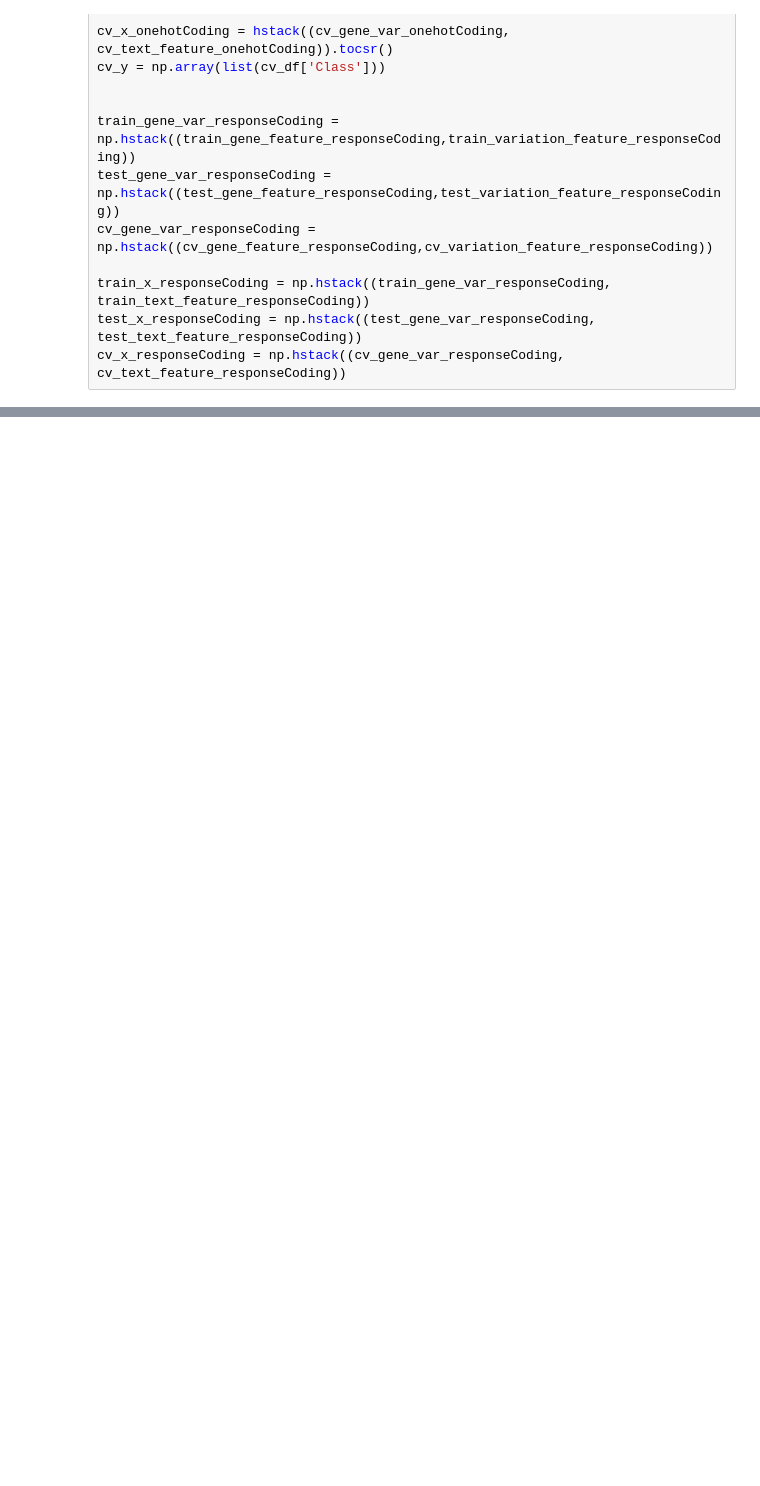
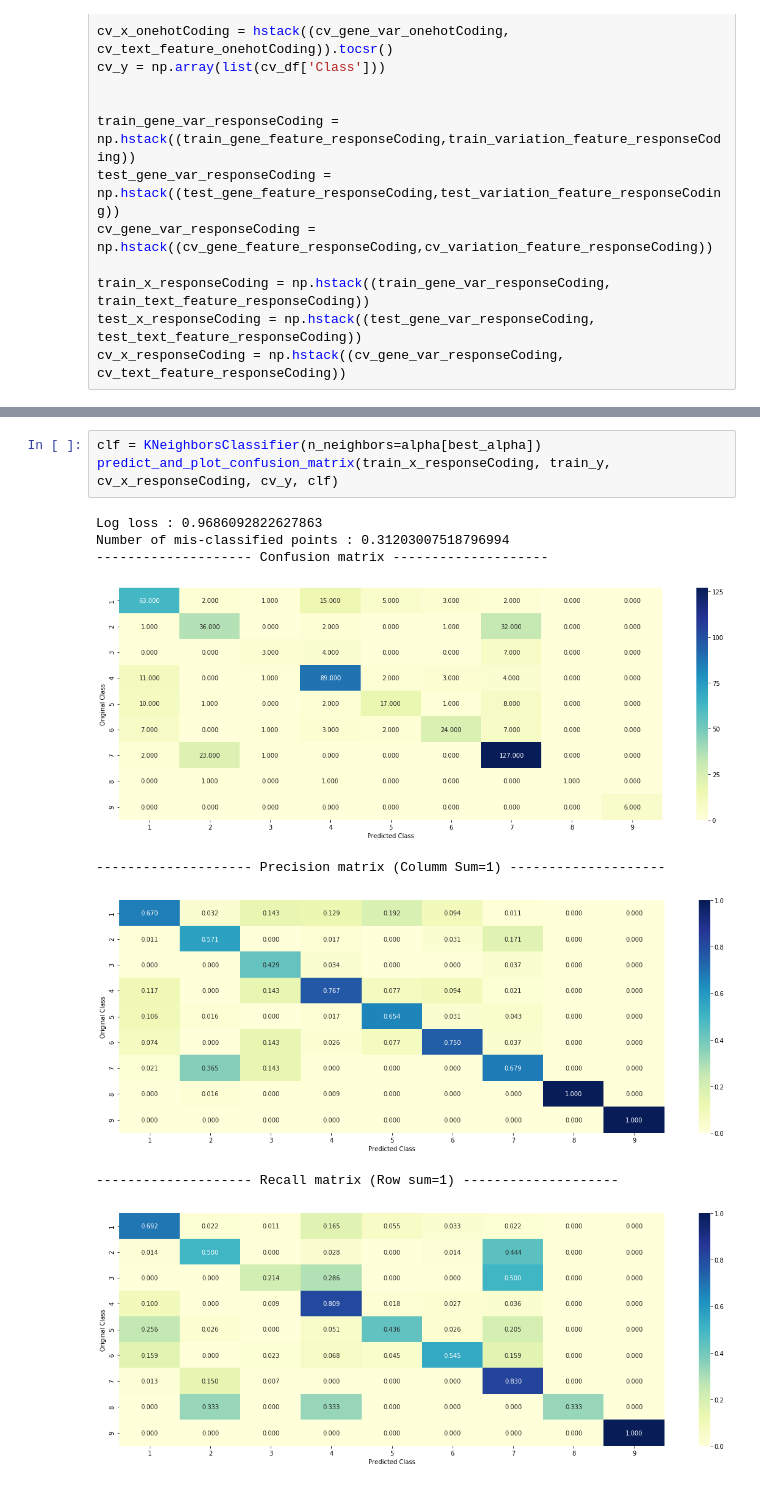
Before and after one commit to VASIL-ANSARI/ML-Project-Cancer-Prediction, a Jupyter notebook: untitled7.ipynb, the cells around one changed output, grey strips where cells are left out. Saved outputs shown, nothing was run; the diff lists cells and outputs as text; blank space fills up the shorter version.

```diff
--- a/untitled7.ipynb
+++ b/untitled7.ipynb
@@ -1060,0 +1260,12 @@ One hot encoding features :
+# %%
+clf = KNeighborsClassifier(n_neighbors=alpha[best_alpha])
+predict_and_plot_confusion_matrix(train_x_responseCoding, train_y, cv_x_responseCoding, cv_y, clf)
+# %% [output]
+Log loss : 0.9686092822627863
+Number of mis-classified points : 0.31203007518796994
+-------------------- Confusion matrix --------------------
+[figure, added]
+-------------------- Precision matrix (Columm Sum=1) --------------------
+[figure, added]
+-------------------- Recall matrix (Row sum=1) --------------------
+[figure, added]
```
Also changed, not shown: parts of 74 cells of this notebook.
